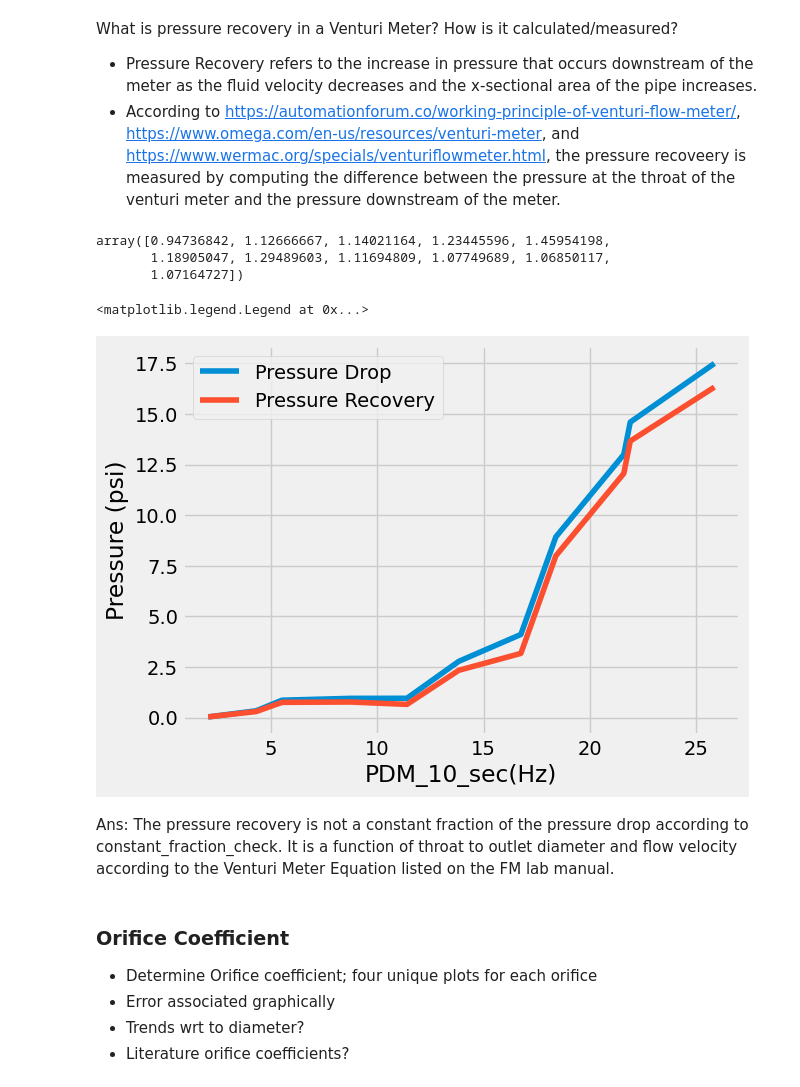
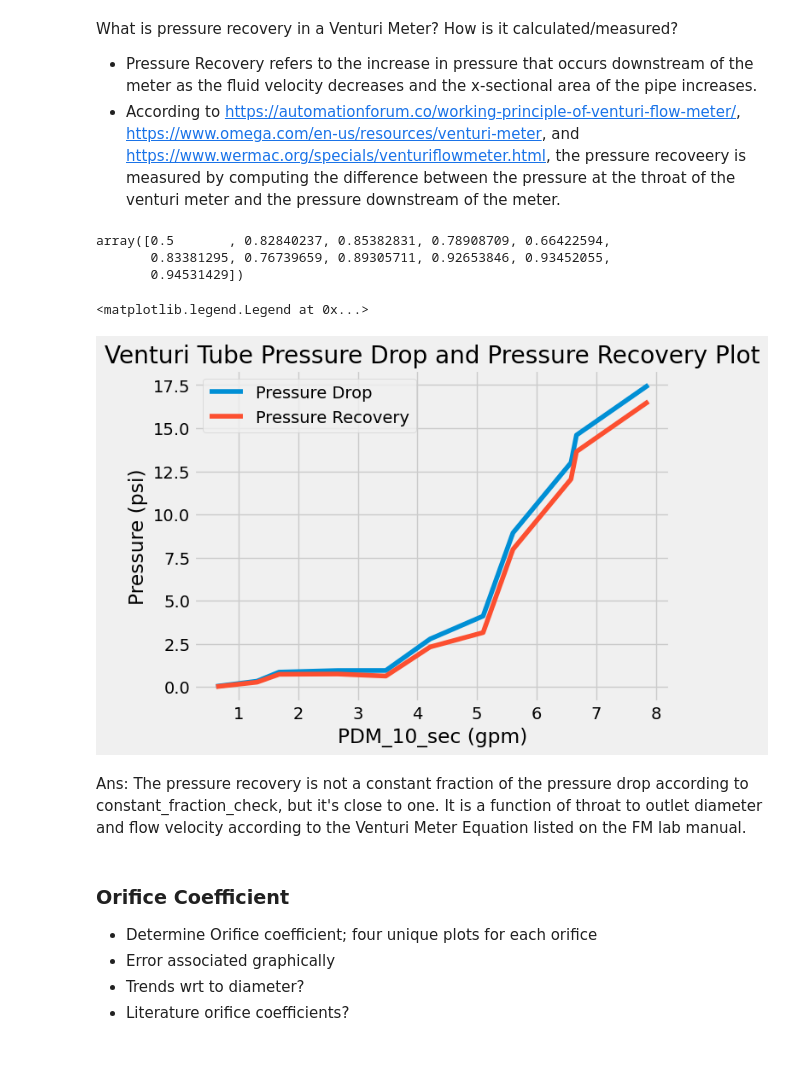
Before and after one commit to AshKuhlmann/CBE154, a Jupyter notebook: Flow Measurement - Data Analysis.ipynb, the cells around one changed output. Cells and saved outputs as stored; diff of their text form; code cells hidden in the pictures; blank space fills up the shorter version.

```diff
--- a/Flow Measurement - Data Analysis.ipynb
+++ b/Flow Measurement - Data Analysis.ipynb
@@ -131,26 +131,28 @@ What is pressure recovery in a Venturi Meter? How is it calculated/measured?
 - According to <href>https://automationforum.co/working-principle-of-venturi-flow-meter/</href>, <href>https://www.omega.com/en-us/resources/venturi-meter</href>, and <href>https://www.wermac.org/specials/venturiflowmeter.html</href>, the pressure recoveery is measured by computing the difference between the pressure at the throat of the venturi meter and the pressure downstream of the meter.
 # %%
 # Q4
-TPD = np.array([-0.002, 0.038, 0.106, 0.181, 0.301, 0.442, 0.936, 0.935, 0.935, 0.936, 1.17])   # raw data of total pressure drop
+
+TPD = np.array([0.018,0.058,0.126,0.201,0.321,0.462,0.956,0.955,0.955,0.956,0.957])   # raw data of total pressure drop
 PD = np.array([0.036, 0.338, 0.862, 0.953, 0.956, 2.78, 4.11, 8.93, 13, 14.6, 17.5])  # raw data of pressure drop
 PR = PD - TPD    # Pressure Recovery calculated by pressure drop minusing total pressure drop
-PDM10 = np.array([2.040609137,4.294416244,5.512690355,8.741116751,11.39086294,13.82741117,16.75126904,18.39593909,21.59390863,21.89847716,25.85786802])
-constant_fraction_check = PD/PR
-display(fraction_check)
+VMPDM10 = np.array([2.040609137,4.294416244,5.512690355,8.741116751,11.39086294,13.82741117,16.75126904,18.39593909,21.59390863,21.89847716,25.85786802])*(60/197)   # flow rates [gpm]
+constant_fraction_check = PR/PD
+display(constant_fraction_check)
 
-plt.plot(PDM10,PD,label ='Pressure Drop')
-plt.plot(PDM10,PR,label = 'Pressure Recovery')
-plt.xlabel("PDM_10_sec(Hz)")
+plt.plot(VMPDM10,PD,label ='Pressure Drop')
+plt.plot(VMPDM10,PR,label = 'Pressure Recovery')
+plt.xlabel("PDM_10_sec (gpm)")
 plt.ylabel("Pressure (psi)")
+plt.title('Venturi Tube Pressure Drop and Pressure Recovery Plot')
 plt.legend()
 # %% [output]
-array([0.94736842, 1.12666667, 1.14021164, 1.23445596, 1.45954198,
-       1.18905047, 1.29489603, 1.11694809, 1.07749689, 1.06850117,
-       1.07164727])
+array([0.5       , 0.82840237, 0.85382831, 0.78908709, 0.66422594,
+       0.83381295, 0.76739659, 0.89305711, 0.92653846, 0.93452055,
+       0.94531429])
 <matplotlib.legend.Legend at 0x...>
-[figure, old version]
+[figure, new version]
 # %% [markdown]
-Ans: The pressure recovery is not a constant fraction of the pressure drop according to constant_fraction_check. It is a function of throat to outlet diameter and flow velocity according to the Venturi Meter Equation listed on the FM lab manual.
+Ans: The pressure recovery is not a constant fraction of the pressure drop according to constant_fraction_check, but it's close to one. It is a function of throat to outlet diameter and flow velocity according to the Venturi Meter Equation listed on the FM lab manual.
 # %% [markdown]
 ### Orifice Coefficient
 - Determine Orifice coefficient; four unique plots for each orifice
```
Also changed, not shown: parts of 2 cells of this notebook.
